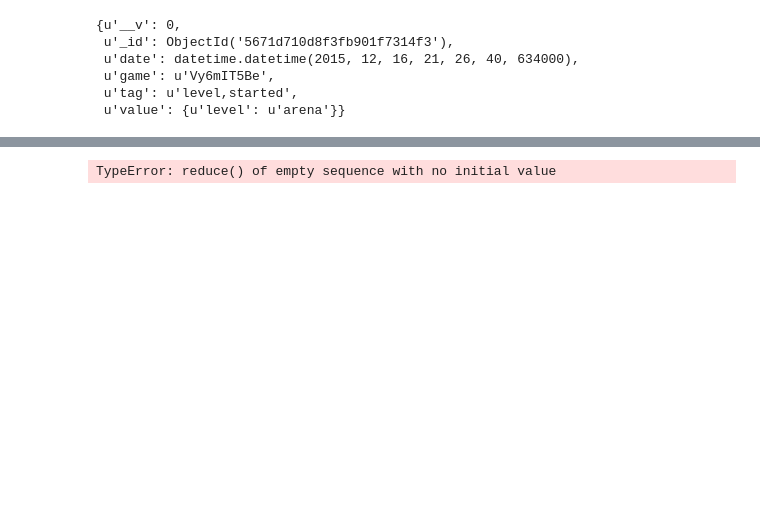
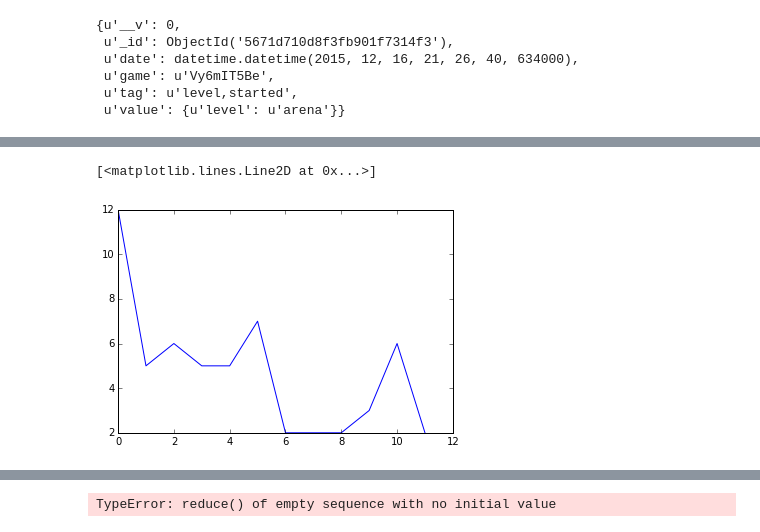
Before and after one commit to andrewosh/hexaworld-analyses, a Jupyter notebook: index.ipynb, the cells around one changed output, grey strips where cells are left out. Drawn from its saved outputs; the diff is of its cells as text; code cells hidden in the pictures; blank space fills up the shorter version.

```diff
--- a/index.ipynb
+++ b/index.ipynb
@@ -178,0 +187,5 @@ jason_moves
+# %%
+plt.plot(jeremy_moves['tree2'].keys(), jeremy_moves['tree2'].values())
+# %% [output]
+[<matplotlib.lines.Line2D at 0x...>]
+[figure, added]
```
Also changed, not shown: parts of 10 cells of this notebook.
